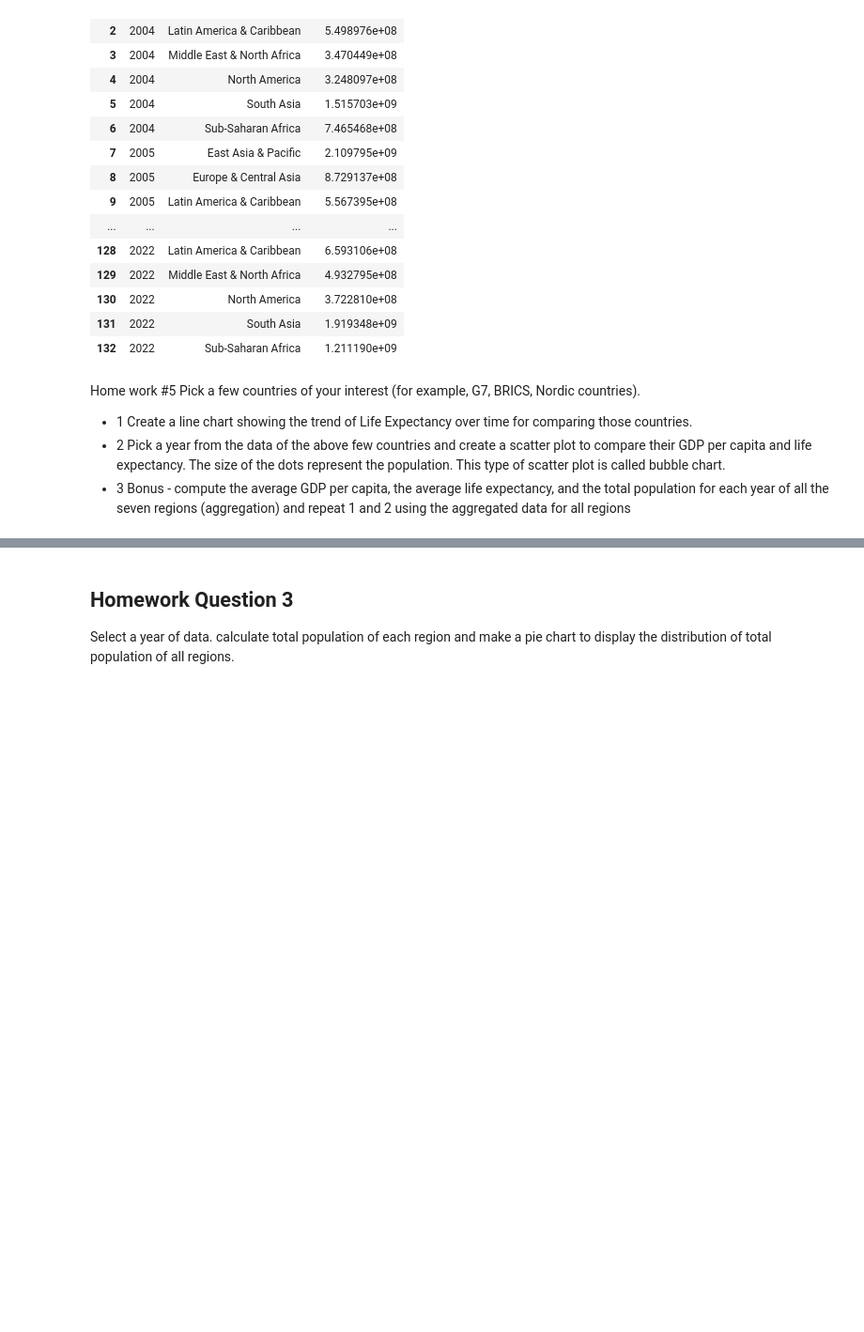
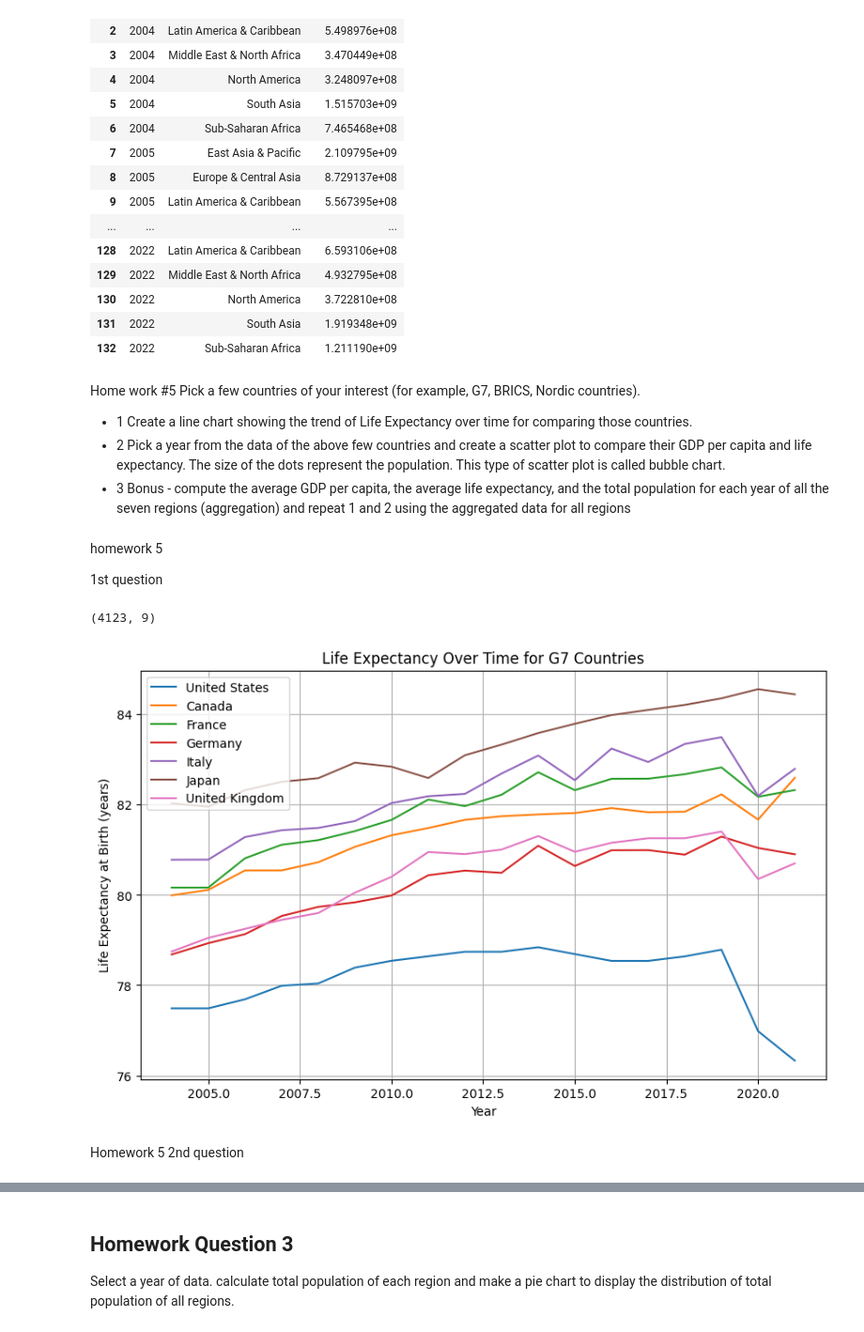
Before and after one commit to mineozcan/UMBC-DATA609-FALL24-WANG, a Jupyter notebook: Assignments/Assignment_5.ipynb, the cells around one changed output, grey strips where cells are left out. Shown at 94% size. Drawn from its saved outputs; the diff is of its cells as text; code cells hidden in the pictures; blank space fills up the shorter version.

```diff
--- a/Assignments/Assignment_5.ipynb
+++ b/Assignments/Assignment_5.ipynb
@@ -270,3 +270,39 @@ Pick a few countries of your interest (for example, G7, BRICS, Nordic countries)
 - 1 Create a line chart showing the trend of Life Expectancy over time for comparing those countries.
 - 2 Pick a year from the data of the above few countries and create a scatter plot to compare their GDP per capita and life expectancy. The size of the dots represent the population. This type of scatter plot is called bubble chart.
 - 3 Bonus - compute the average GDP per capita, the average life expectancy, and the total population for each year of all the seven regions (aggregation) and repeat 1 and 2 using the aggregated data for all regions
+# %% [markdown]
+homework 5
+
+1st question
+# %%
+import pandas as pd
+import plotly.express as px
+
+pd.set_option("display.max_rows", None)
+
+df = pd.read_csv("https://raw.githubusercontent.com/wcj365/python-stats-dataviz/refs/heads/master/fall2024/data/World_Development_Indicators_(WDI).csv")
+
+df.shape
+# %% [output]
+(4123, 9)
+# %%
+g7_countries = ['United States', 'Canada', 'France', 'Germany', 'Italy', 'Japan', 'United Kingdom']
+df_g7 = df[df['Country'].isin(g7_countries)]
+
+# Plotting
+plt.figure(figsize=(10, 6))
+for country in g7_countries:
+  country_data = df_g7[df_g7['Country'] == country]
+  plt.plot(country_data['Year'], country_data['Life expectancy at birth, total (years)'], label=country)
+
+plt.title('Life Expectancy Over Time for G7 Countries')
+plt.xlabel('Year')
+plt.ylabel('Life Expectancy at Birth (years)')
+plt.legend()
+plt.grid(True)
+plt.show()
+# %% [output]
+[figure, added]
+# %% [markdown]
+Homework 5
+2nd question
```
Also changed, not shown: parts of 11 cells of this notebook.
